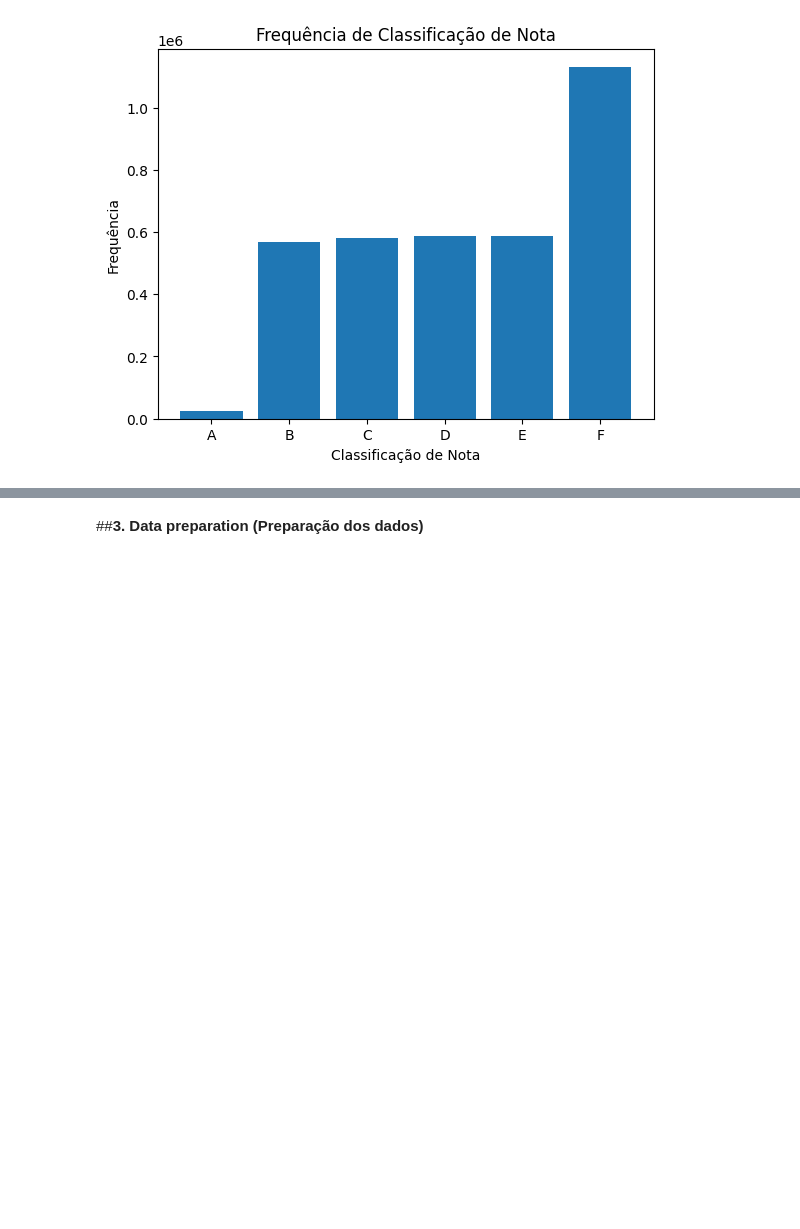
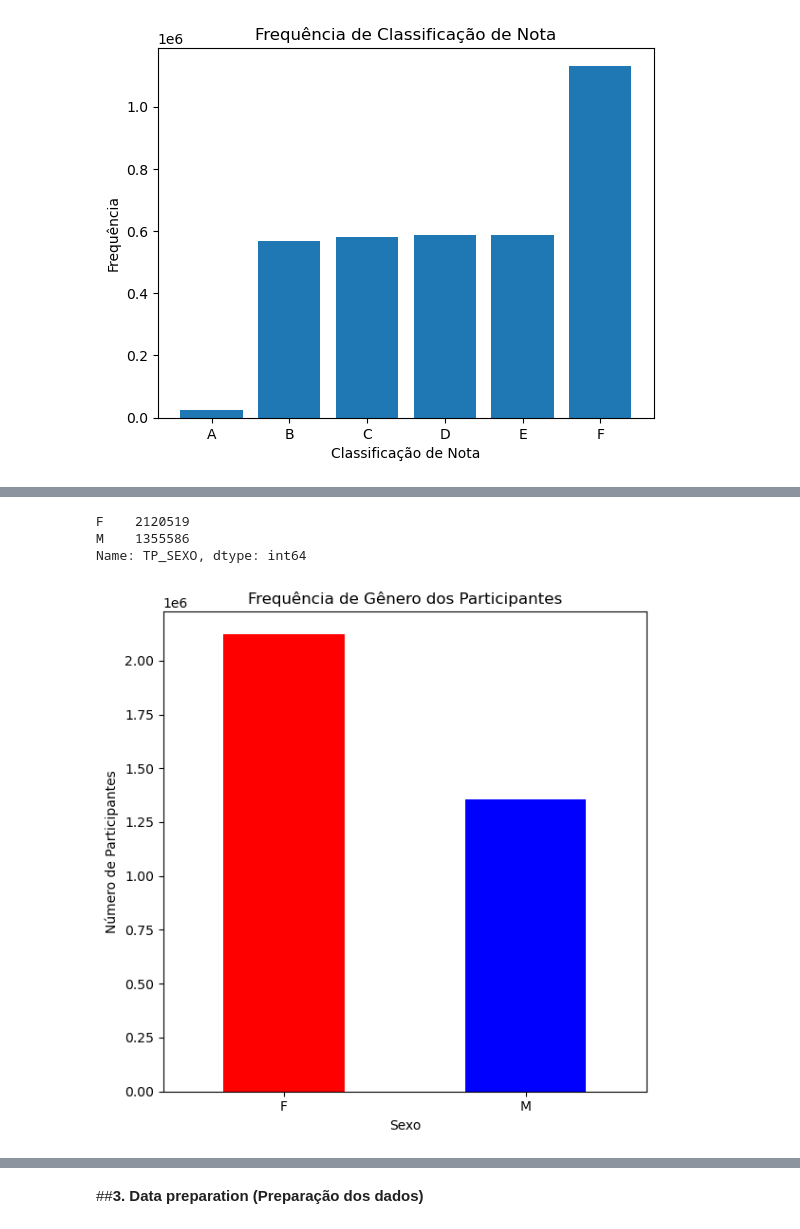
Before and after one commit to Chbmleao/DataMining-TP1, a Jupyter notebook: TP1_Mineração_de_Dados.ipynb, the cells around one changed output, grey strips where cells are left out. Saved outputs shown, nothing was run; the diff lists cells and outputs as text; code cells hidden in the pictures; blank space fills up the shorter version.

```diff
--- a/TP1_Mineração_de_Dados.ipynb
+++ b/TP1_Mineração_de_Dados.ipynb
@@ -99,0 +186,20 @@ plt.show()
+# %%
+sexo_counts = DF['TP_SEXO'].value_counts()
+print(sexo_counts)
+
+# Criar o gráfico de barras
+plt.figure(figsize=(6, 6))
+sexo_counts.plot(kind='bar', color=['red', 'blue'])
+plt.xlabel('Sexo')
+plt.ylabel('Número de Participantes')
+plt.title('Frequência de Gênero dos Participantes')
+
+# Exibir o gráfico
+plt.xticks(rotation=0)
+plt.tight_layout()
+plt.show()
+# %% [output]
+F    2120519
+M    1355586
+Name: TP_SEXO, dtype: int64
+[figure, added]
```
Also changed, not shown: parts of 7 cells of this notebook.
